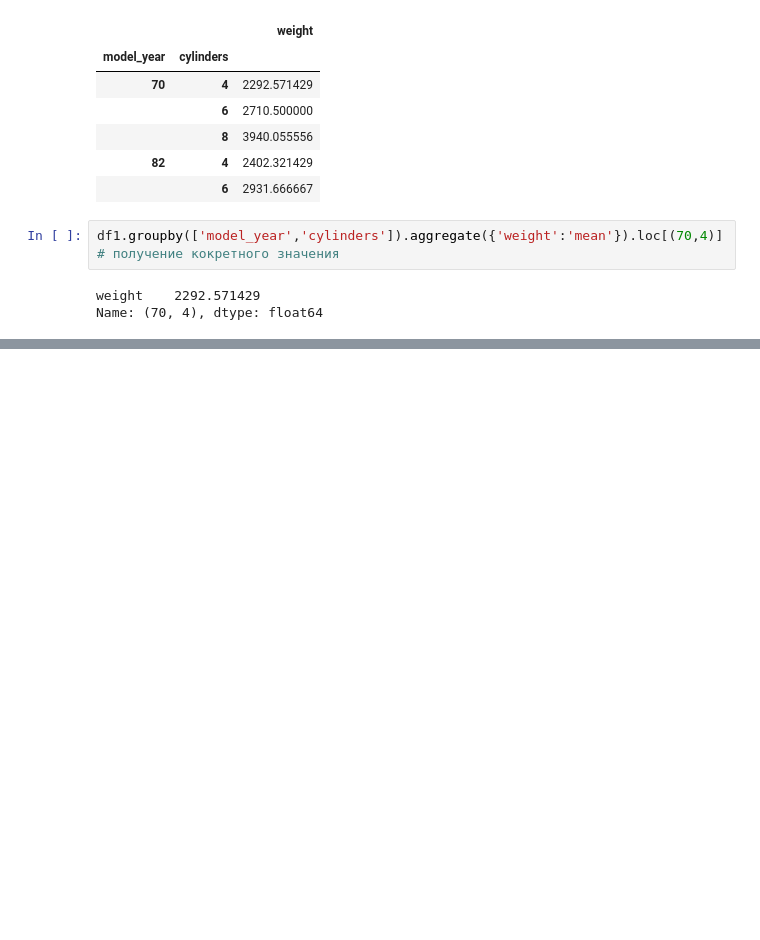
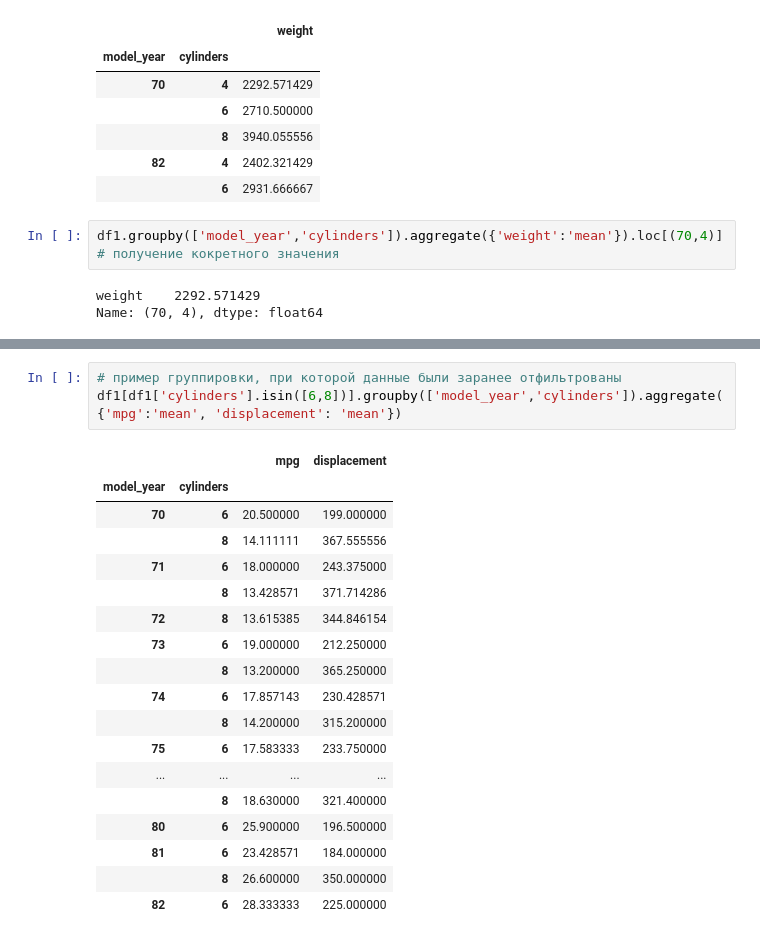
Before and after one commit to AlexTmbMifi/Pandas, a Jupyter notebook: Aggregation.ipynb, the cells around one changed output, grey strips where cells are left out. Drawn from its saved outputs; the diff is of its cells as text; blank space fills up the shorter version.

```diff
--- a/Aggregation.ipynb
+++ b/Aggregation.ipynb
@@ -151,0 +220,22 @@ Name: (70, 4), dtype: float64
+# %%
+# пример группировки, при которой данные были заранее отфильтрованы
+df1[df1['cylinders'].isin([6,8])].groupby(['model_year','cylinders']).aggregate({'mpg':'mean', 'displacement': 'mean'})
+# %% [output]
+|  |  | mpg | displacement |
+| model_year | cylinders |  |  |
+| 70 | 6 | 20.500000 | 199.000000 |
+|  | 8 | 14.111111 | 367.555556 |
+| 71 | 6 | 18.000000 | 243.375000 |
+|  | 8 | 13.428571 | 371.714286 |
+| 72 | 8 | 13.615385 | 344.846154 |
+| 73 | 6 | 19.000000 | 212.250000 |
+|  | 8 | 13.200000 | 365.250000 |
+| 74 | 6 | 17.857143 | 230.428571 |
+|  | 8 | 14.200000 | 315.200000 |
+| 75 | 6 | 17.583333 | 233.750000 |
+| ... | ... | ... | ... |
+|  | 8 | 18.630000 | 321.400000 |
+| 80 | 6 | 25.900000 | 196.500000 |
+| 81 | 6 | 23.428571 | 184.000000 |
+|  | 8 | 26.600000 | 350.000000 |
+| 82 | 6 | 28.333333 | 225.000000 |
```
Also changed, not shown: parts of 11 cells of this notebook.
